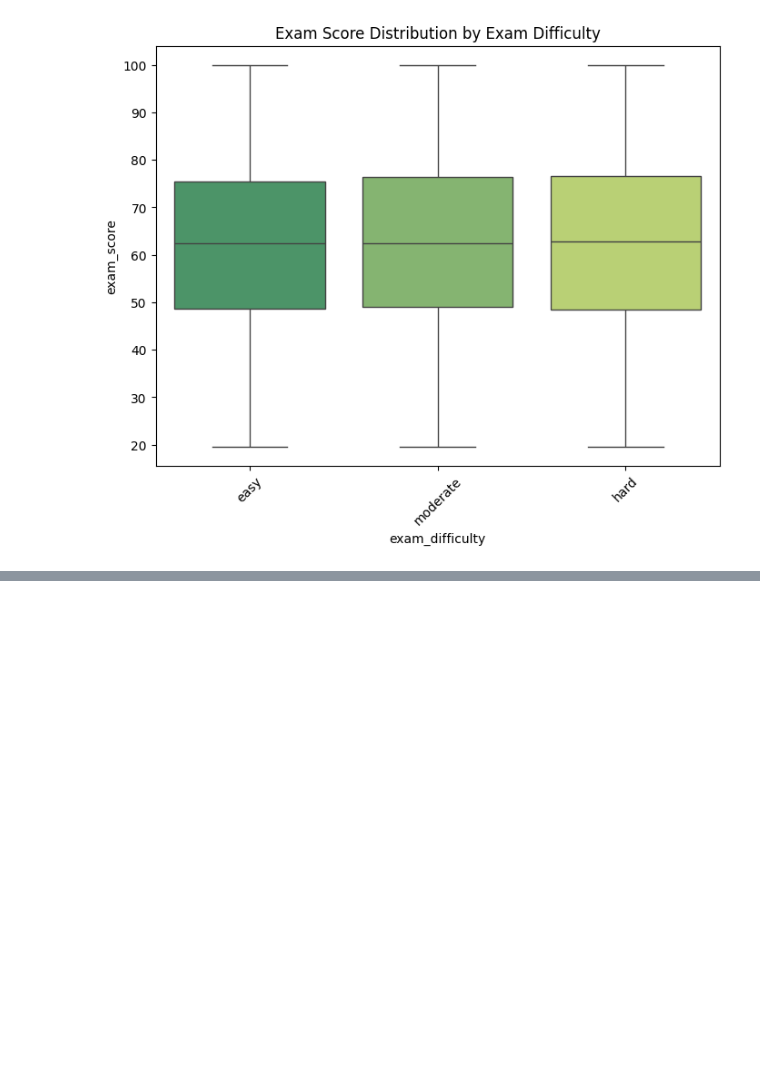
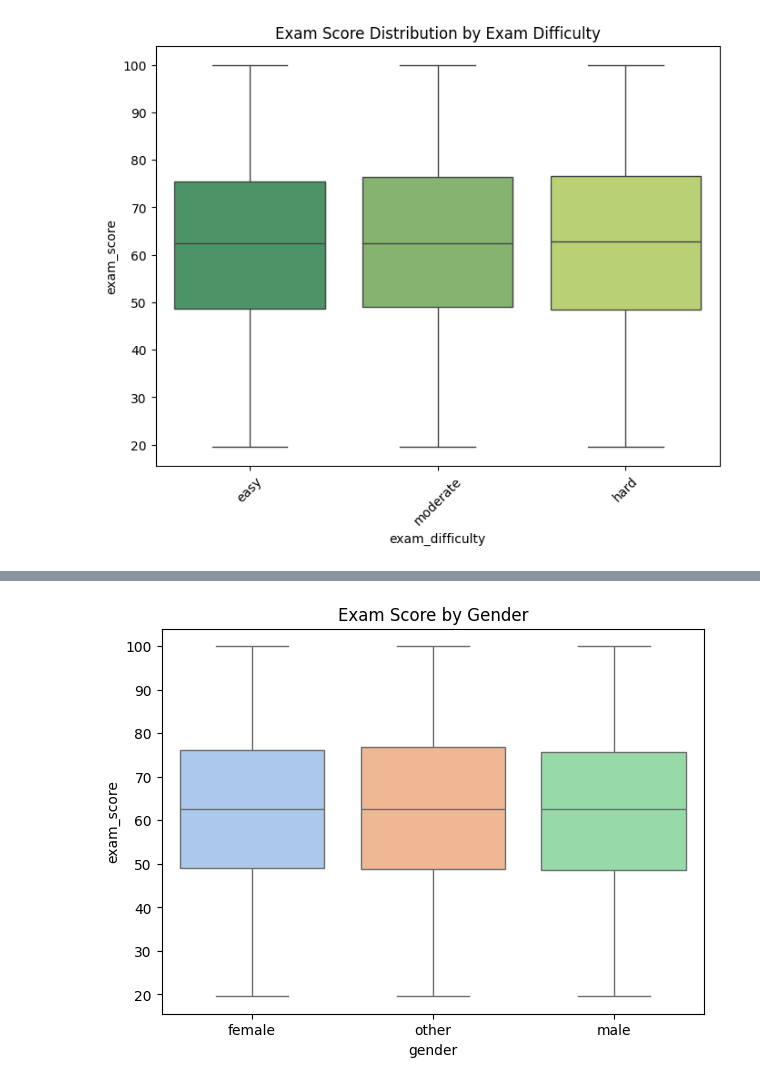
Before and after one commit to Darknight47/Kaggle-Playgrounds, a Jupyter notebook: Student Test Scores/data_understanding.ipynb, the cells around one changed output, grey strips where cells are left out. Drawn from its saved outputs; the diff is of its cells as text; code cells hidden in the pictures; blank space fills up the shorter version.

```diff
--- a/Student Test Scores/data_understanding.ipynb
+++ b/Student Test Scores/data_understanding.ipynb
@@ -176,0 +209,7 @@ plt.show()
+# %%
+plt.figure(figsize=(7, 5))
+sns.boxplot(data=df, x='gender', y='exam_score', hue='gender', palette='pastel')
+plt.title("Exam Score by Gender")
+plt.show()
+# %% [output]
+[figure, added]
```
Also changed, not shown: parts of 13 cells of this notebook.
